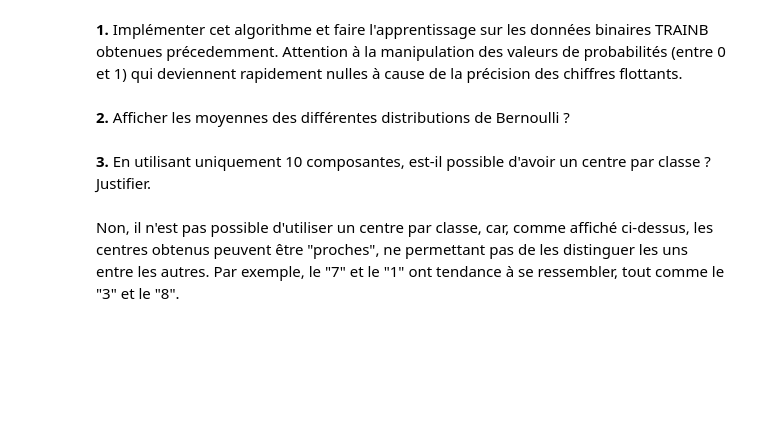
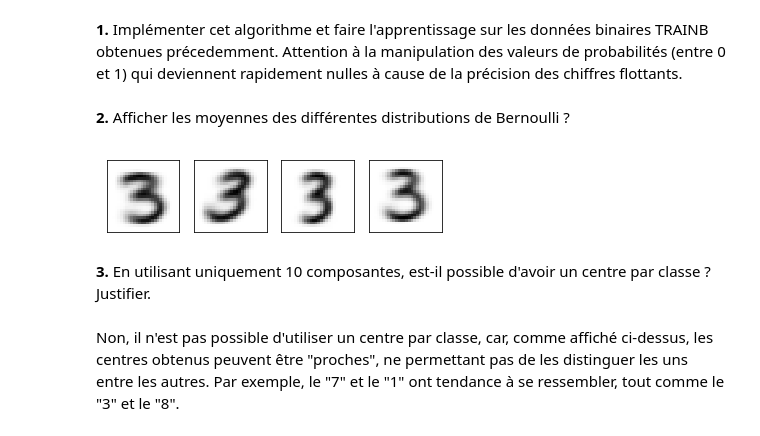
Before and after one commit to DavidPeicho/courses, a Jupyter notebook: ml/g2ml/tp03/G2ML_TP3.ipynb, the cells around one changed output. Cells and saved outputs as stored; diff of their text form; code cells hidden in the pictures; blank space fills up the shorter version.

```diff
--- a/ml/g2ml/tp03/G2ML_TP3.ipynb
+++ b/ml/g2ml/tp03/G2ML_TP3.ipynb
@@ -143,10 +142,12 @@ class EmBernoulli:
 # %%
-#emb = EmBernoulli(trainb_classes[3], 4)
-#W, center = emb.computeEM()
+emb = EmBernoulli(trainb_classes[3], 4)
+_, center = emb.computeEM()
 # %% [markdown]
 **2.** Afficher les moyennes des différentes distributions de Bernoulli ?
 # %%
-#vz.plotGroupImages(center)
+vz.plotGroupImages(center)
+# %% [output]
+[figure, added]
 # %% [markdown]
 **3.** En utilisant uniquement 10 composantes, est-il possible d'avoir un centre par classe ? Justifier.
 # %% [markdown]
```
Also changed, not shown: parts of 13 cells of this notebook.
